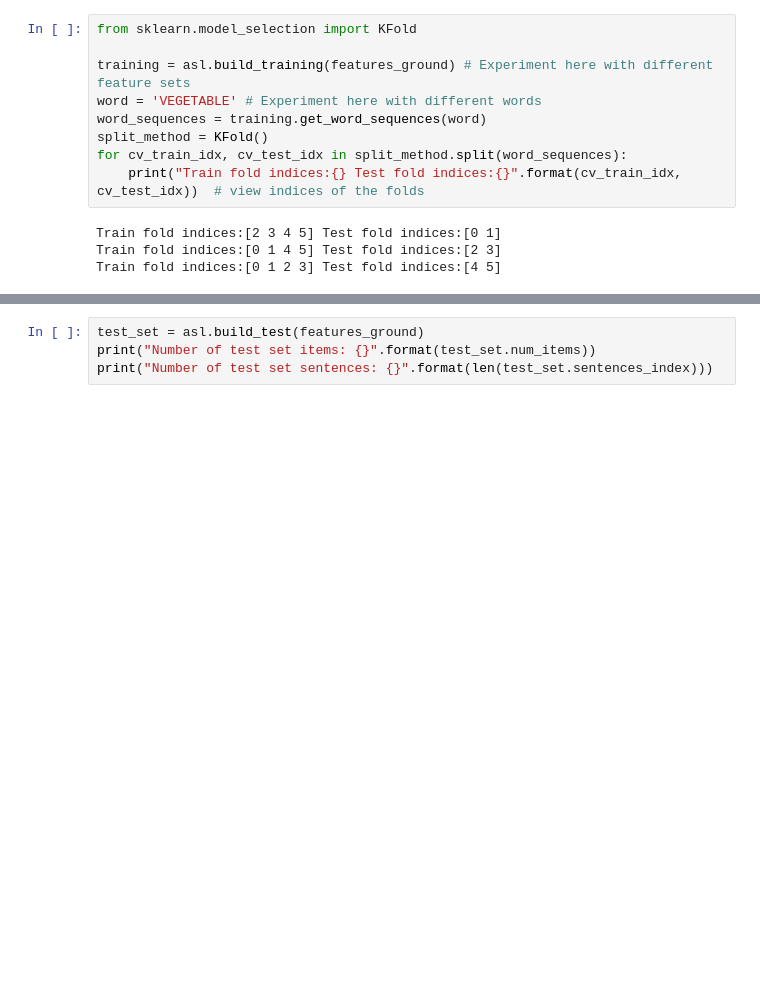
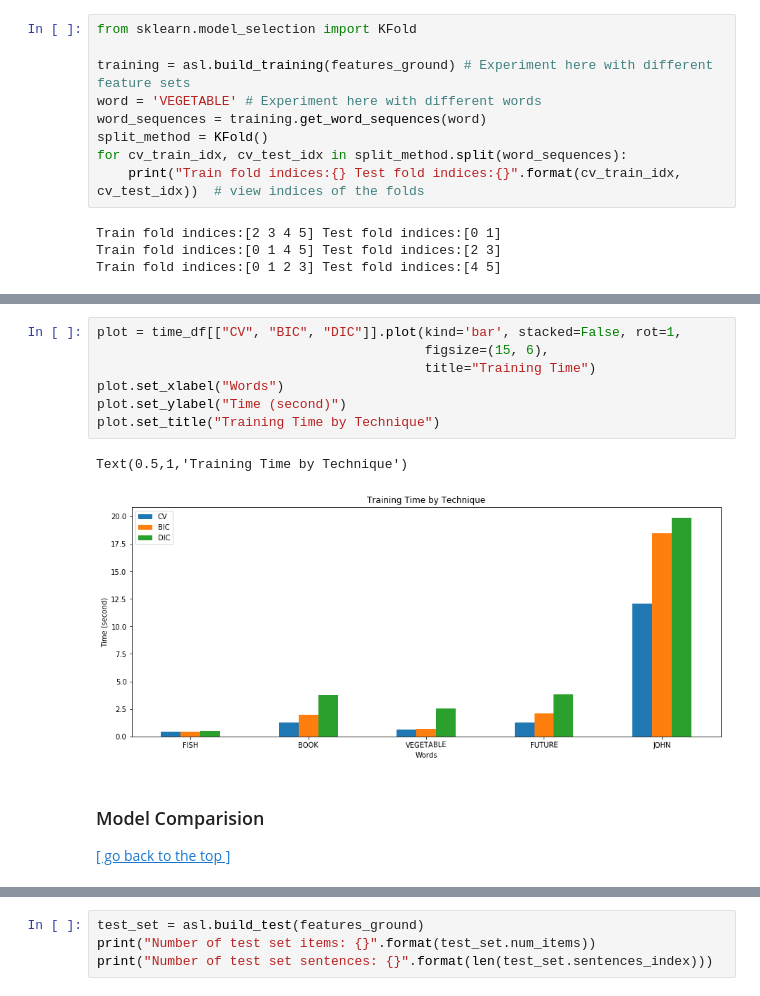
Before and after one commit to wzding/AI_nanodegree, a Jupyter notebook: Sign-Language-Recognition-System/Sign-Language-Recognition-System.ipynb, the cells around one changed output, grey strips where cells are left out. Drawn from its saved outputs; the diff is of its cells as text; blank space fills up the shorter version.

```diff
--- a/Sign-Language-Recognition-System/Sign-Language-Recognition-System.ipynb
+++ b/Sign-Language-Recognition-System/Sign-Language-Recognition-System.ipynb
@@ -571 +552,15 @@ Training complete for JOHN with 15 states with time 19.408136970974738 seconds
+# %%
+plot = time_df[["CV", "BIC", "DIC"]].plot(kind='bar', stacked=False, rot=1,
+                                          figsize=(15, 6),
+                                          title="Training Time")
+plot.set_xlabel("Words")
+plot.set_ylabel("Time (second)")
+plot.set_title("Training Time by Technique")
+# %% [output]
+Text(0.5,1,'Training Time by Technique')
+[figure, added]
+# %% [markdown]
+<a id='Comparision'></a>
+### Model Comparision
+[[ go back to the top ]](#Table-of-contents)
 # %% [markdown]
```
Also changed, not shown: parts of 78 cells of this notebook.
